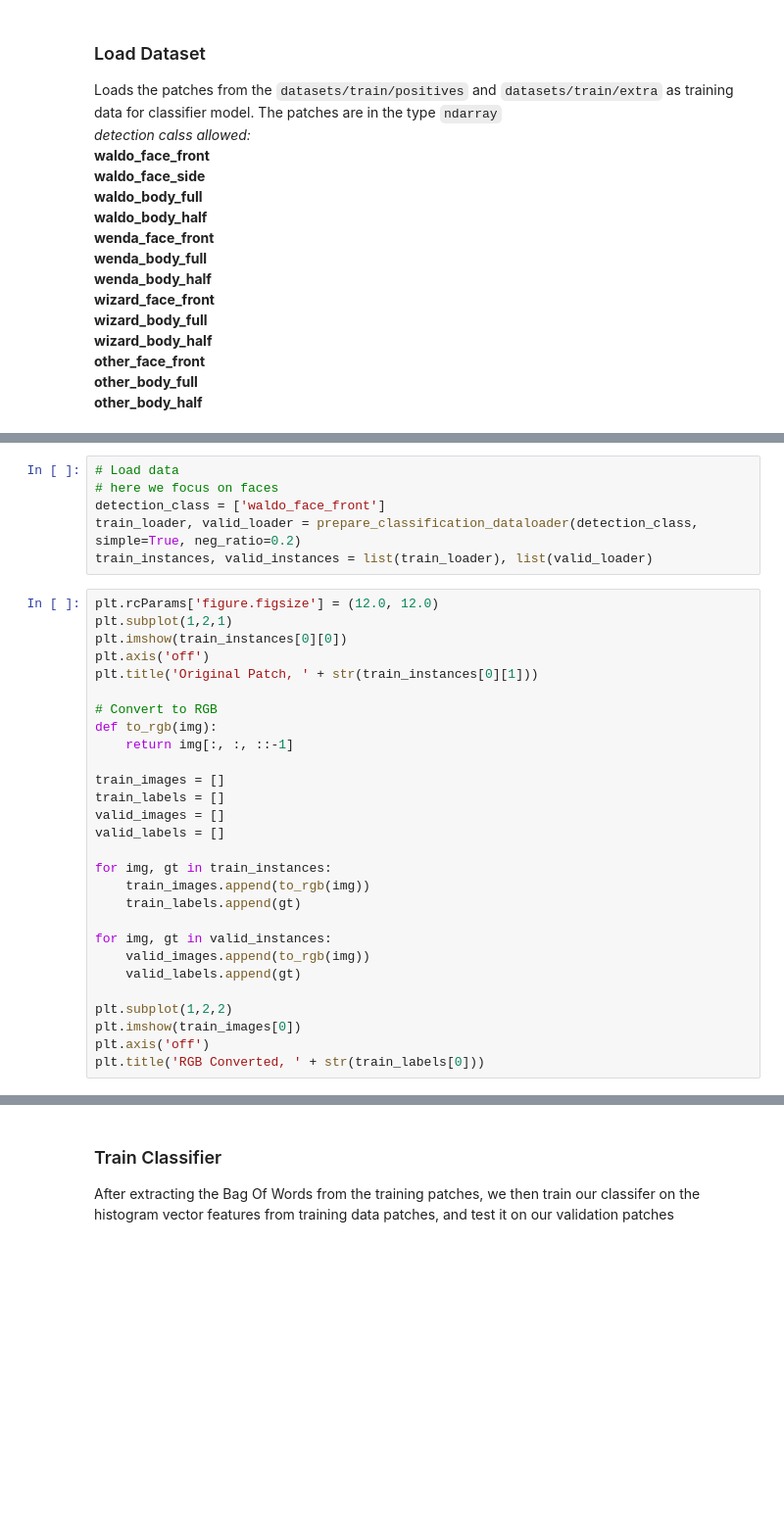
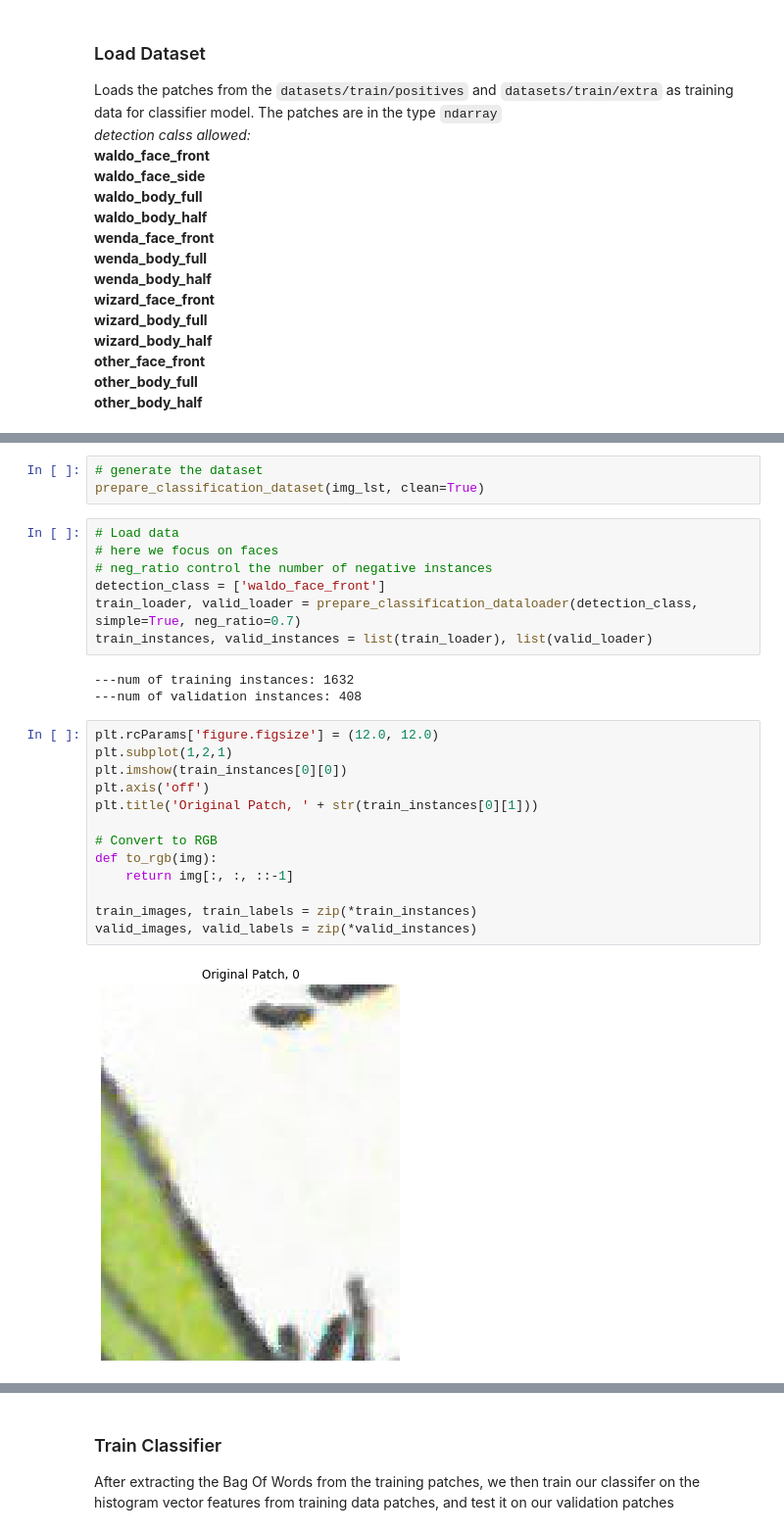
Before and after one commit to Lookuz/CS4243-Finding-Waldo, a Jupyter notebook: Window Based Detection using KAZE.ipynb, the cells around one changed output, grey strips where cells are left out. Shown at 98% size. Saved outputs shown, nothing was run; the diff lists cells and outputs as text; blank space fills up the shorter version.

```diff
--- a/Window Based Detection using KAZE.ipynb
+++ b/Window Based Detection using KAZE.ipynb
@@ -81,37 +101,31 @@ Loads the patches from the `datasets/train/positives` and `datasets/train/extra`
+# %%
+# generate the dataset
+prepare_classification_dataset(img_lst, clean=True)
 # %%
 # Load data
 # here we focus on faces
+# neg_ratio control the number of negative instances
 detection_class = ['waldo_face_front']
-train_loader, valid_loader = prepare_classification_dataloader(detection_class, simple=True, neg_ratio=0.2)
+train_loader, valid_loader = prepare_classification_dataloader(detection_class, simple=True, neg_ratio=0.7)
 train_instances, valid_instances = list(train_loader), list(valid_loader)
+# %% [output]
+---num of training instances: 1632
+---num of validation instances: 408
 # %%
 plt.rcParams['figure.figsize'] = (12.0, 12.0)
 plt.subplot(1,2,1)
 plt.imshow(train_instances[0][0])
 plt.axis('off')
 plt.title('Original Patch, ' + str(train_instances[0][1]))
 
 # Convert to RGB
 def to_rgb(img):
     return img[:, :, ::-1]
 
-train_images = []
-train_labels = []
-valid_images = []
-valid_labels = []
-
-for img, gt in train_instances:
-    train_images.append(to_rgb(img))
-    train_labels.append(gt)
-
-for img, gt in valid_instances:
-    valid_images.append(to_rgb(img))
-    valid_labels.append(gt)
-
-plt.subplot(1,2,2)
-plt.imshow(train_images[0])
-plt.axis('off')
-plt.title('RGB Converted, ' + str(train_labels[0]))
+train_images, train_labels = zip(*train_instances)
+valid_images, valid_labels = zip(*valid_instances)
+# %% [output]
+[figure, added]
 # %%
 # Extract feature descriptors from training set
 train_features = extract_features(train_images)
```
Also changed, not shown: parts of 21 cells of this notebook, 8 other files.
